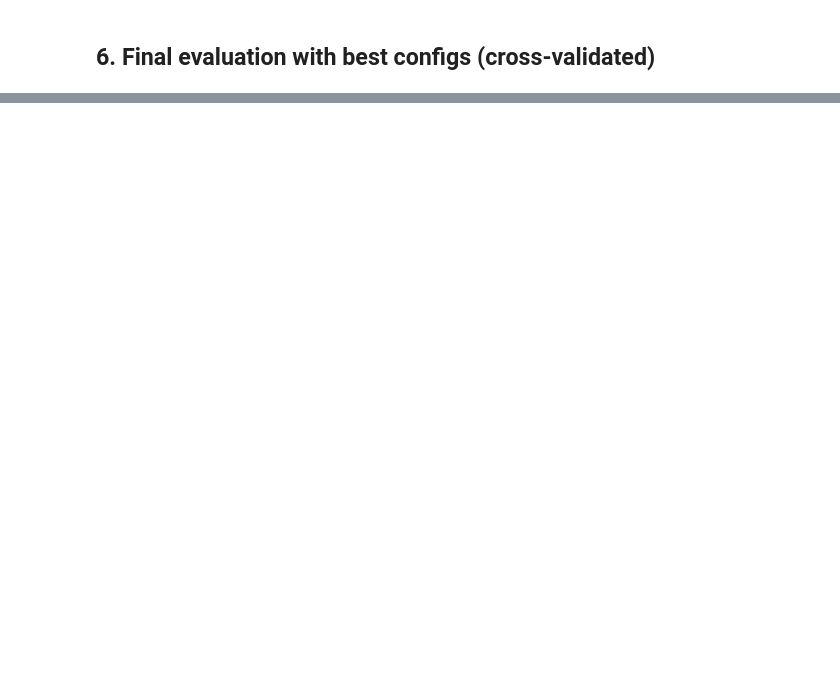
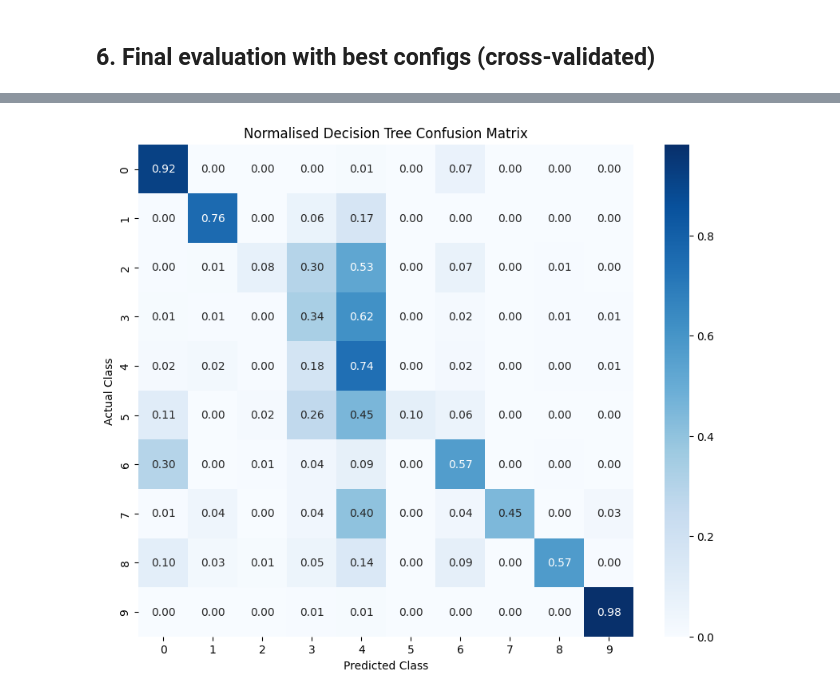
Before and after one commit to Jemma-Pyper/ml-assignment-2, a Jupyter notebook: assignment2.ipynb, the cells around one changed output, grey strips where cells are left out. Drawn from its saved outputs; the diff is of its cells as text; code cells hidden in the pictures; blank space fills up the shorter version.

```diff
--- a/assignment2.ipynb
+++ b/assignment2.ipynb
@@ -700,0 +1102,26 @@ Performance metric decision: Macro F1 is used as the primary performance metric
+# %%
+# ============================================================
+# NORMALISED DECISION TREE CONFUSION MATRIX
+# ============================================================
+
+tree_cm_norm = confusion_matrix(
+    y_eval,
+    tree_oof_pred,
+    normalize="true"
+)
+
+plt.figure(figsize=(10, 8))
+
+sns.heatmap(
+    tree_cm_norm,
+    annot=True,
+    fmt=".2f",
+    cmap="Blues"
+)
+
+plt.title("Normalised Decision Tree Confusion Matrix")
+plt.xlabel("Predicted Class")
+plt.ylabel("Actual Class")
+plt.show()
+# %% [output]
+[figure, added]
```
Also changed, not shown: parts of 39 cells of this notebook.
